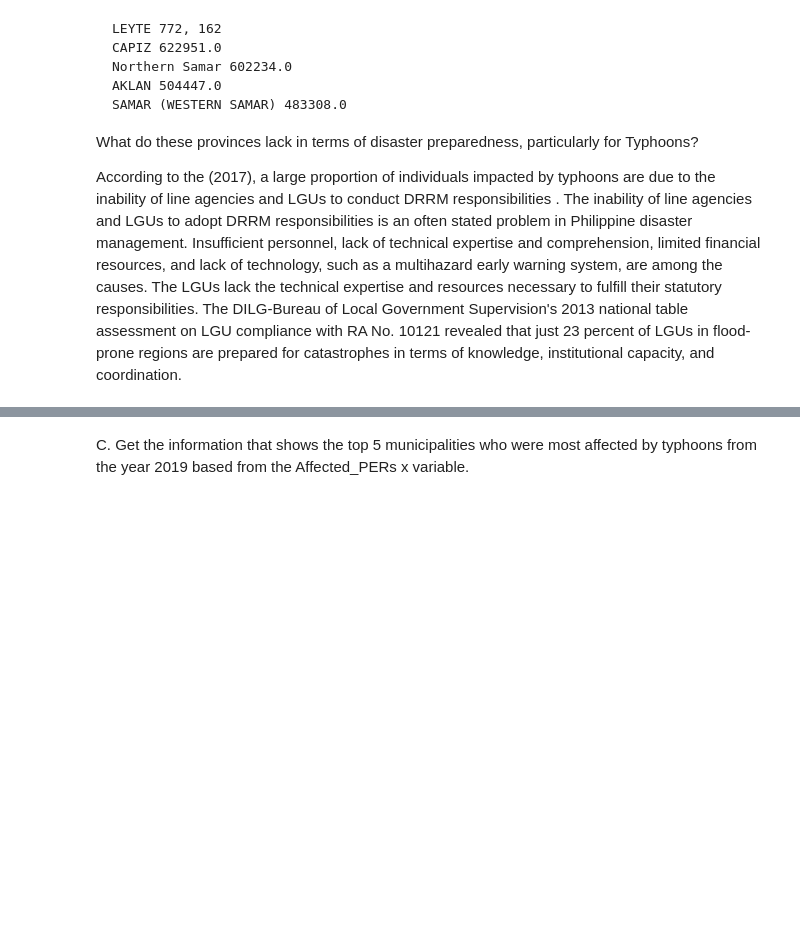
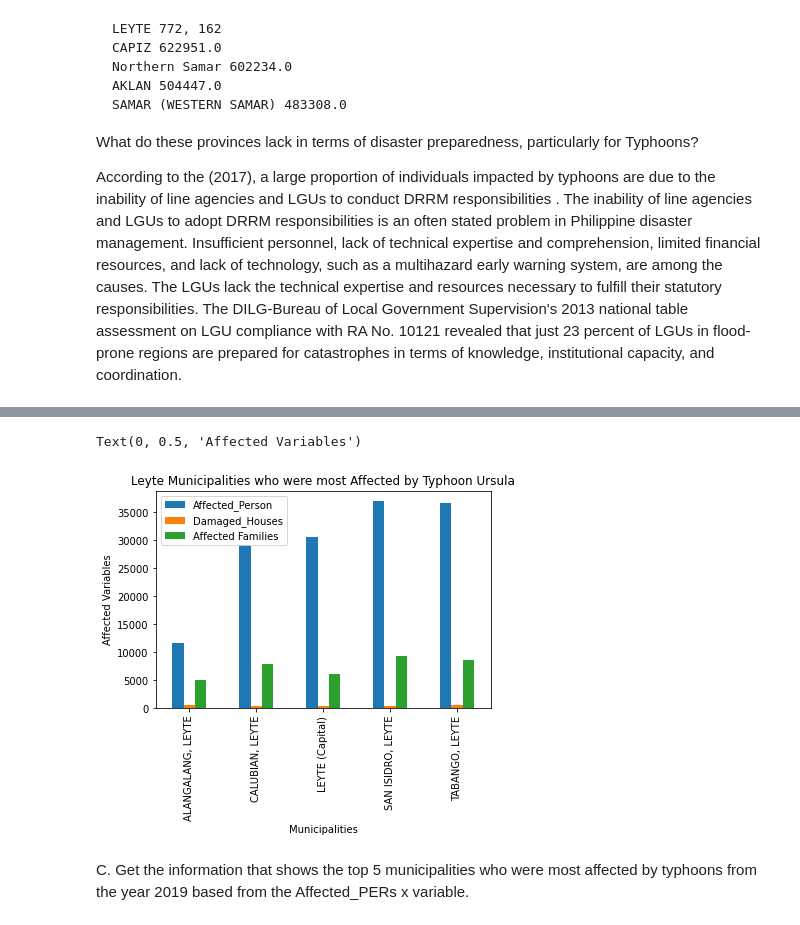
Before and after one commit to GEA960/ITBA-3207_TeamTyphoonAnalysts, a Jupyter notebook: Data Sets Coding Analysis/Data Analysis and Coding for Both Data Sets.ipynb, the cells around one changed output, grey strips where cells are left out. Drawn from its saved outputs; the diff is of its cells as text; code cells hidden in the pictures; blank space fills up the shorter version.

Commit message:
Added Leyte graphical presentation as affectedbby Typhoon Ursula

```diff
--- a/Data Sets Coding Analysis/Data Analysis and Coding for Both Data Sets.ipynb
+++ b/Data Sets Coding Analysis/Data Analysis and Coding for Both Data Sets.ipynb
@@ -416,3 +429,18 @@ According to the  (2017), a large proportion of individuals impacted by typhoons
+# %%
+plotdata = pd.DataFrame({
+    "Affected_Person":[11680.0, 29059.0	, 30457.0, 36980.0, 36542.0],
+    "Damaged_Houses":[569, 317, 315, 454, 467],
+    "Affected Families":[5019, 7799, 6142, 9245, 8496]
+    },
+    index=["ALANGALANG, LEYTE", "CALUBIAN, LEYTE", "LEYTE (Capital)", "SAN ISIDRO, LEYTE", "TABANGO, LEYTE"]
+)
+plotdata.plot(kind="bar")
+plt.title("Leyte Municipalities who were most Affected by Typhoon Ursula")
+plt.xlabel("Municipalities")
+plt.ylabel("Affected Variables")
+# %% [output]
+Text(0, 0.5, 'Affected Variables')
+[figure, added]
 # %% [markdown]
 C. Get the information that shows the top 5 municipalities who were most affected by typhoons from the year 2019 based from the Affected_PERs x variable.
 # %%
```
Also changed, not shown: parts of 1 cell of this notebook.
